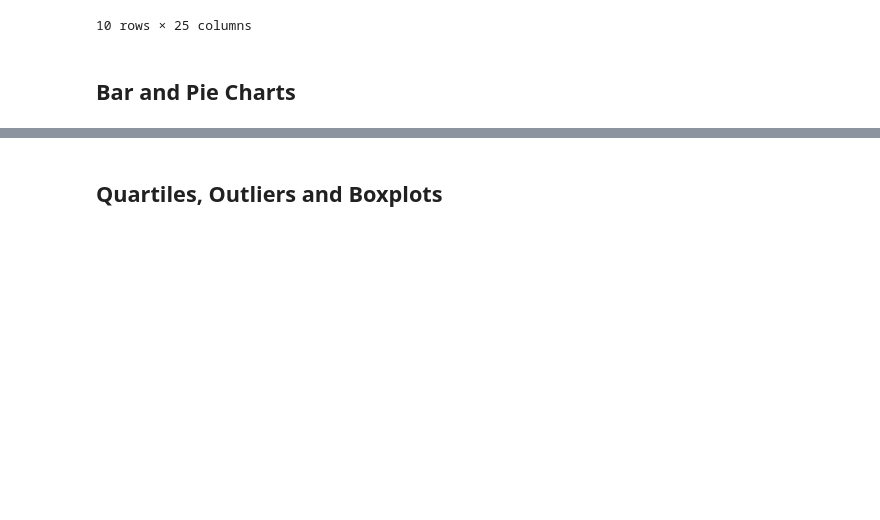
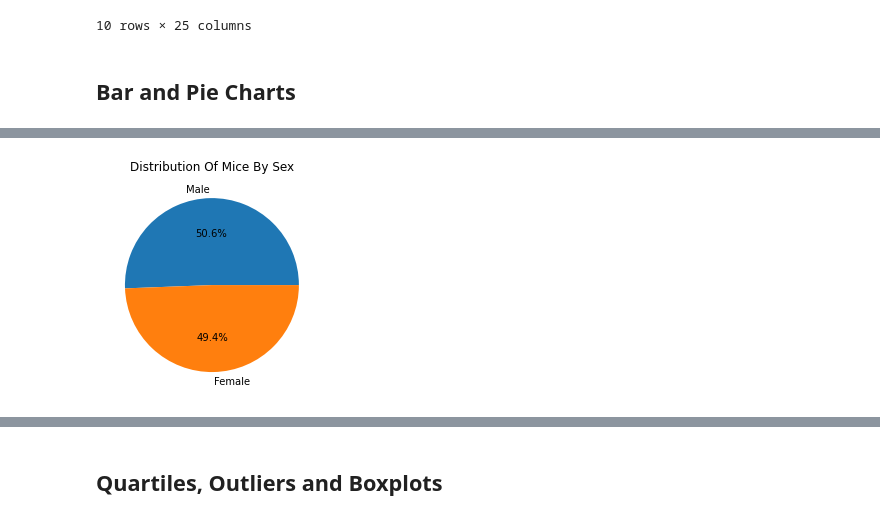
Before and after one commit to olivedisaster/matplotlibchallenge, a Jupyter notebook: Instructions/Pymaceuticals/pymaceuticals_starter.ipynb, the cells around one changed output, grey strips where cells are left out. Cells and saved outputs as stored; diff of their text form; code cells hidden in the pictures; blank space fills up the shorter version.

```diff
--- a/Instructions/Pymaceuticals/pymaceuticals_starter.ipynb
+++ b/Instructions/Pymaceuticals/pymaceuticals_starter.ipynb
@@ -243,3 +249,11 @@ bar_df = pd.DataFrame({"Drug":["Capomulin", "Ceftamin", "Infubinol", "Ketapril",
 # %%
-# Generate a pie plot showing the distribution of female versus male mice using pandas
+# Generate a pie plot showing the distribution of
+#female versus male mice using pandas
+sex_data = combined_df["Sex"].value_counts()
+labels = ["Male","Female"]
+plt.pie(sex_data, labels=labels, autopct="%.1f%%")
+plt.title("Distribution Of Mice By Sex")
+plt.show()
+# %% [output]
+[figure, added]
 # %%
```
Also changed, not shown: parts of 30 cells of this notebook.
